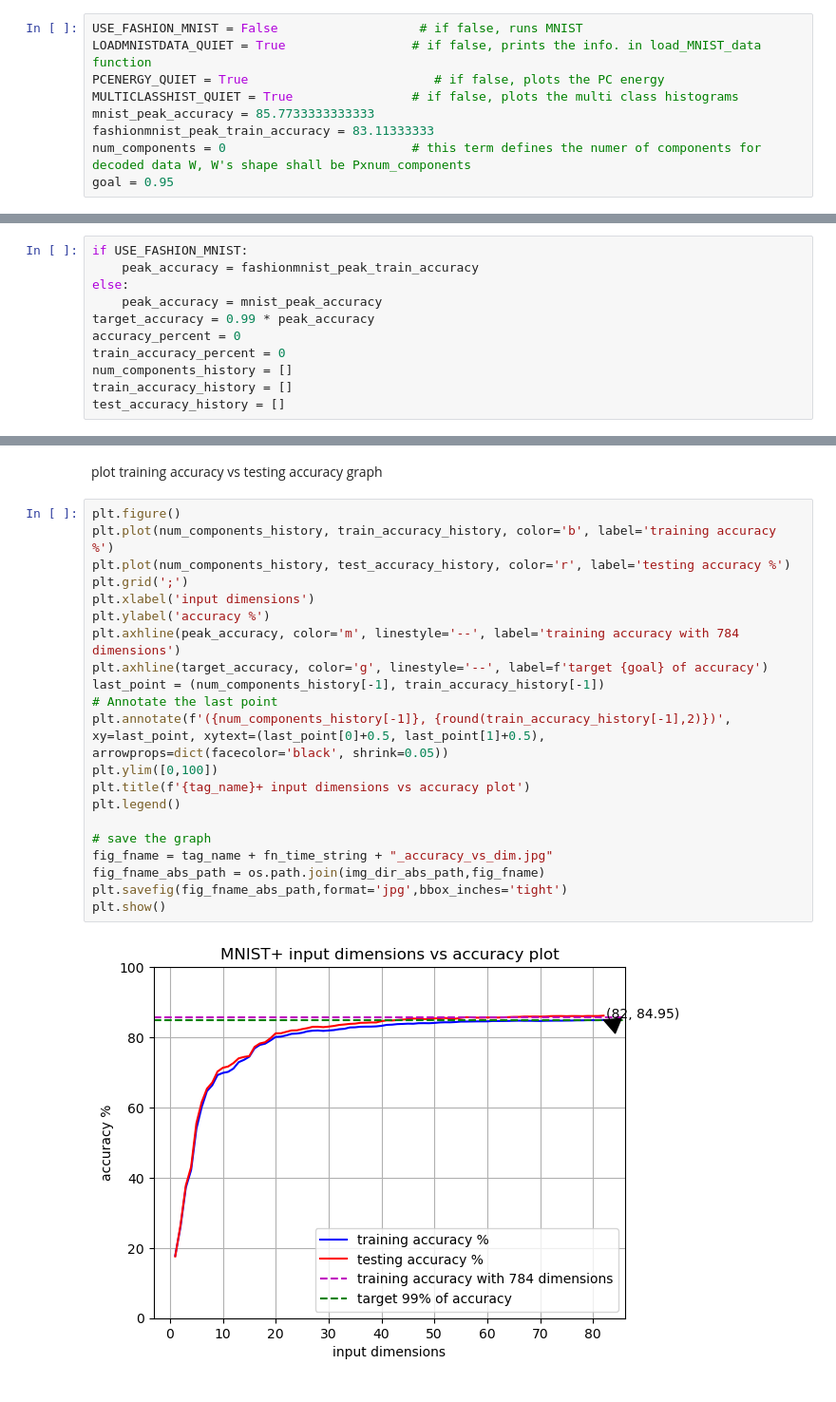
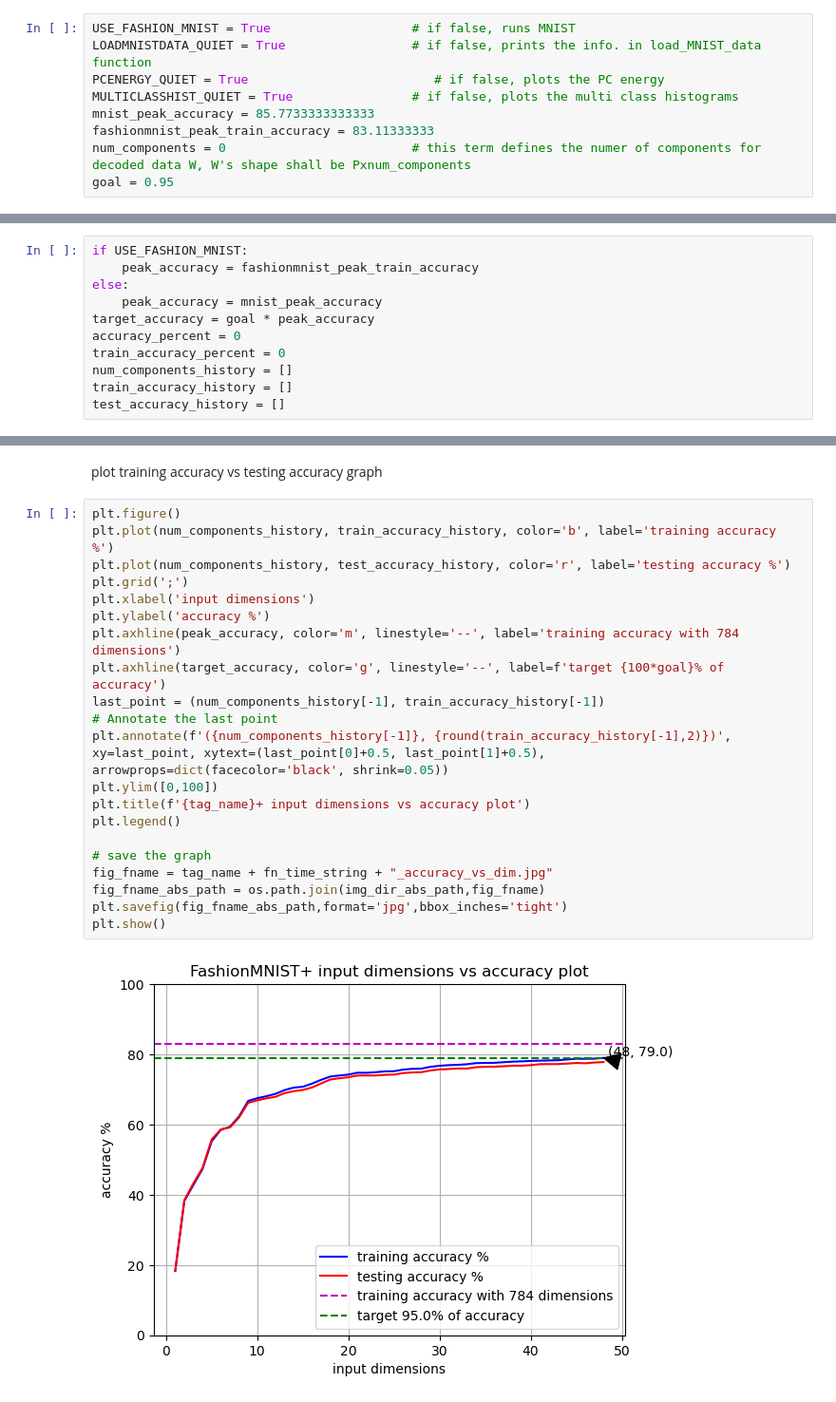
Before and after one commit to jasneetsinghwahan/ee499_sp23_assignments, a Jupyter notebook: ee499_sp23_assignments/assignment3/hw3_problem1.ipynb, the cells around one changed output, grey strips where cells are left out. Shown at 95% size. Saved outputs shown, nothing was run; the diff lists cells and outputs as text.

```diff
--- a/ee499_sp23_assignments/assignment3/hw3_problem1.ipynb
+++ b/ee499_sp23_assignments/assignment3/hw3_problem1.ipynb
@@ -66,7 +67,7 @@ fn_time_string = time_string.replace(':', '_').replace('-', '_')
 # %% [markdown]
 ### hyperparameters
 # %%
-USE_FASHION_MNIST = False                   # if false, runs MNIST
+USE_FASHION_MNIST = True                   # if false, runs MNIST
 LOADMNISTDATA_QUIET = True                 # if false, prints the info. in load_MNIST_data function
 PCENERGY_QUIET = True                         # if false, plots the PC energy
 MULTICLASSHIST_QUIET = True                # if false, plots the multi class histograms
@@ -267,7 +268,7 @@ if USE_FASHION_MNIST:
     peak_accuracy = fashionmnist_peak_train_accuracy
 else:
     peak_accuracy = mnist_peak_accuracy
-target_accuracy = 0.99 * peak_accuracy
+target_accuracy = goal * peak_accuracy
 accuracy_percent = 0
 train_accuracy_percent = 0
 num_components_history = []
@@ -404,23 +405,23 @@ plot training accuracy vs testing accuracy graph
 # %%
 plt.figure()
 plt.plot(num_components_history, train_accuracy_history, color='b', label='training accuracy %')
 plt.plot(num_components_history, test_accuracy_history, color='r', label='testing accuracy %')
 plt.grid(';')
 plt.xlabel('input dimensions')
 plt.ylabel('accuracy %')
 plt.axhline(peak_accuracy, color='m', linestyle='--', label='training accuracy with 784 dimensions')
-plt.axhline(target_accuracy, color='g', linestyle='--', label=f'target {goal} of accuracy')
+plt.axhline(target_accuracy, color='g', linestyle='--', label=f'target {100*goal}% of accuracy')
 last_point = (num_components_history[-1], train_accuracy_history[-1])
 # Annotate the last point
 plt.annotate(f'({num_components_history[-1]}, {round(train_accuracy_history[-1],2)})', xy=last_point, xytext=(last_point[0]+0.5, last_point[1]+0.5), arrowprops=dict(facecolor='black', shrink=0.05))
 plt.ylim([0,100])
 plt.title(f'{tag_name}+ input dimensions vs accuracy plot')
 plt.legend()
 
 # save the graph
 fig_fname = tag_name + fn_time_string + "_accuracy_vs_dim.jpg"
 fig_fname_abs_path = os.path.join(img_dir_abs_path,fig_fname)
 plt.savefig(fig_fname_abs_path,format='jpg',bbox_inches='tight')
 plt.show()
 # %% [output]
-[figure, old version]
+[figure, new version]
```
Also changed, not shown: parts of 2 cells of this notebook, 1 other file.
